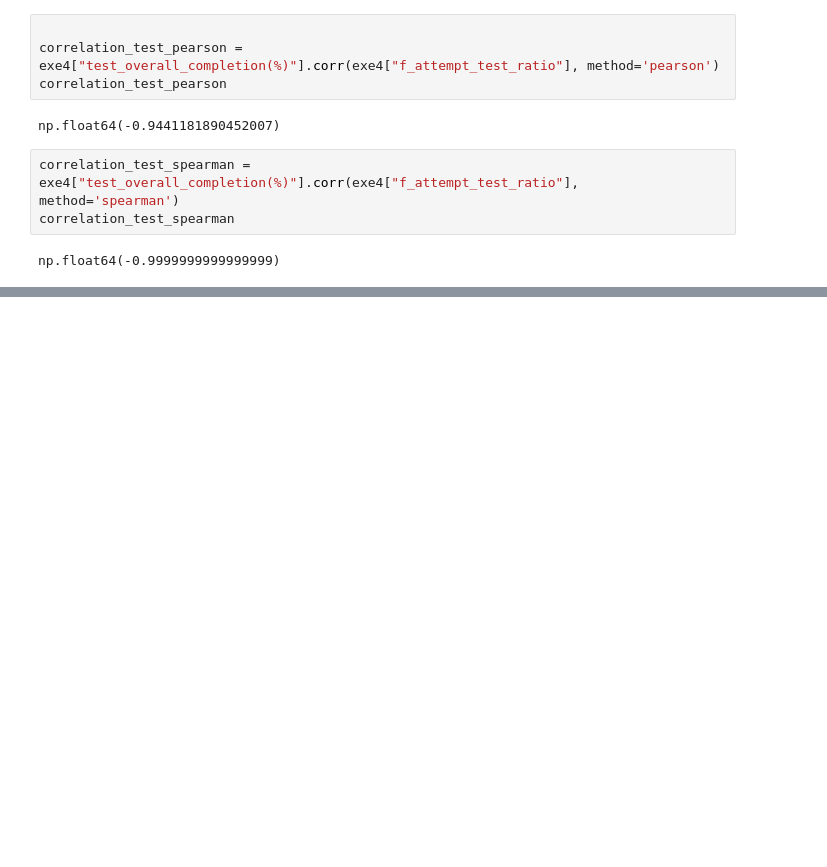
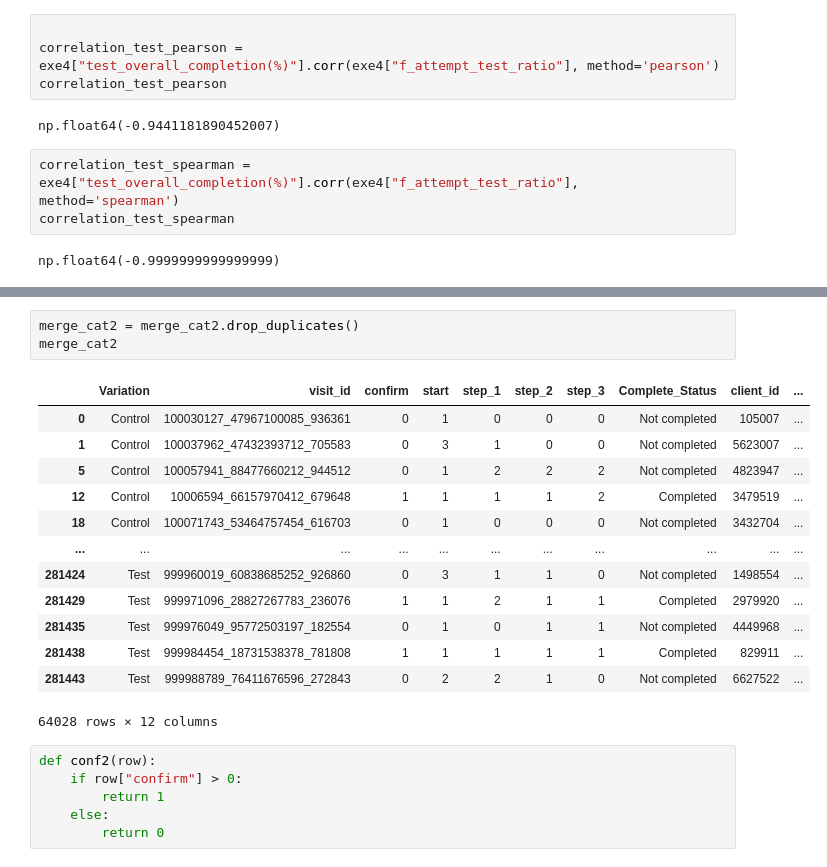
Before and after one commit to ross167/vanguard-ab-test, a Jupyter notebook: merged_pt.ipynb, the cells around one changed output, grey strips where cells are left out. Drawn from its saved outputs; the diff is of its cells as text; blank space fills up the shorter version.

```diff
--- a/merged_pt.ipynb
+++ b/merged_pt.ipynb
@@ -1239,0 +1388,23 @@ np.float64(-0.9999999999999999)
+# %%
+merge_cat2 = merge_cat2.drop_duplicates()
+merge_cat2
+# %% [output]
+|  | Variation | visit_id | confirm | start | step_1 | step_2 | step_3 | Complete_Status | client_id | ... |
+| 0 | Control | 100030127_47967100085_936361 | 0 | 1 | 0 | 0 | 0 | Not completed | 105007 | ... |
+| 1 | Control | 100037962_47432393712_705583 | 0 | 3 | 1 | 0 | 0 | Not completed | 5623007 | ... |
+| 5 | Control | 100057941_88477660212_944512 | 0 | 1 | 2 | 2 | 2 | Not completed | 4823947 | ... |
+| 12 | Control | 10006594_66157970412_679648 | 1 | 1 | 1 | 1 | 2 | Completed | 3479519 | ... |
+| 18 | Control | 100071743_53464757454_616703 | 0 | 1 | 0 | 0 | 0 | Not completed | 3432704 | ... |
+| ... | ... | ... | ... | ... | ... | ... | ... | ... | ... | ... |
+| 281424 | Test | 999960019_60838685252_926860 | 0 | 3 | 1 | 1 | 0 | Not completed | 1498554 | ... |
+| 281429 | Test | 999971096_28827267783_236076 | 1 | 1 | 2 | 1 | 1 | Completed | 2979920 | ... |
+| 281435 | Test | 999976049_95772503197_182554 | 0 | 1 | 0 | 1 | 1 | Not completed | 4449968 | ... |
+| 281438 | Test | 999984454_18731538378_781808 | 1 | 1 | 1 | 1 | 1 | Completed | 829911 | ... |
+| 281443 | Test | 999988789_76411676596_272843 | 0 | 2 | 2 | 1 | 0 | Not completed | 6627522 | ... |
+64028 rows × 12 columns
+# %%
+def conf2(row):
+    if row["confirm"] > 0:
+        return 1
+    else:
+        return 0
```
Also changed, not shown: parts of 18 cells of this notebook, 1 other file.
